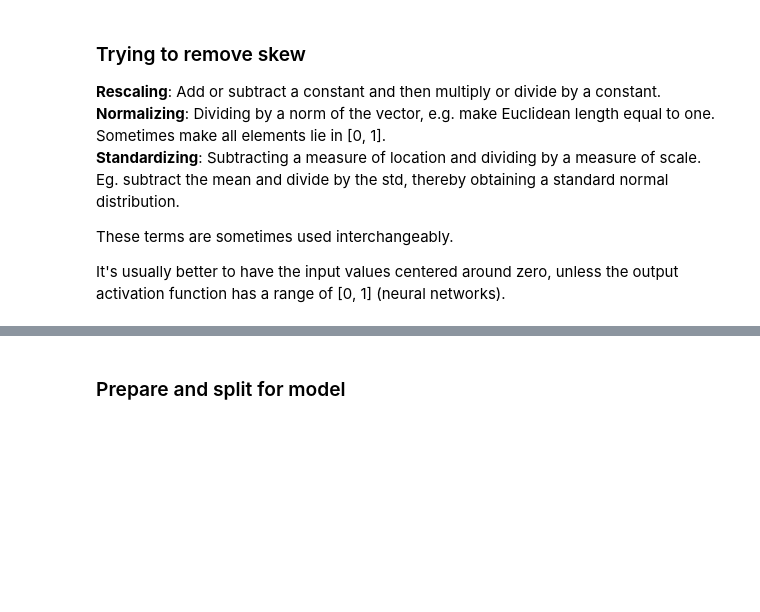
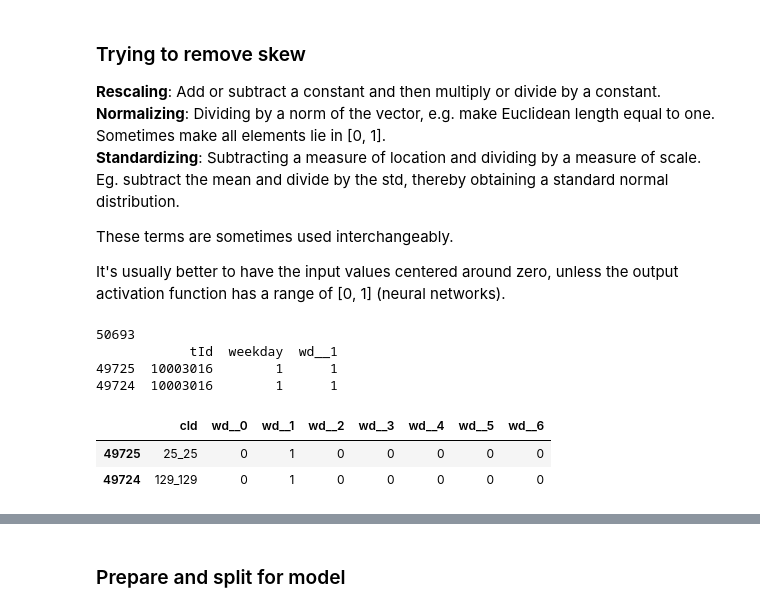
Before and after one commit to fdelia/bots, a Jupyter notebook: 4_prediction_model.ipynb, the cells around one changed output, grey strips where cells are left out. Drawn from its saved outputs; the diff is of its cells as text; code cells hidden in the pictures; blank space fills up the shorter version.

```diff
--- a/4_prediction_model.ipynb
+++ b/4_prediction_model.ipynb
@@ -121,3 +126,24 @@ It's usually better to have the input values centered around zero, unless the ou
+# %%
+"""
+temp = df_merge[['aut']].groupby('aut').size().reset_index()
+temp = temp.rename(columns = {0: 'user_n_comments'})
+
+temp2 = pd.get_dummies(df_merge[['aut', 'weekday']], prefix='wd_', columns=['weekday', 'hour'])
+temp = temp.merge(temp2).reset_index()
+df = df_merge.merge(temp, on='aut')
+"""
+print(len(df))
+df = df_merge.merge(temp2, left_index=True, right_index=True)
+print(df.head(2)[['tId', 'weekday', 'wd__1']])
+temp2.head(2)
+# %% [output]
+50693
+            tId  weekday  wd__1
+49725  10003016        1      1
+49724  10003016        1      1
+|  | cId | wd__0 | wd__1 | wd__2 | wd__3 | wd__4 | wd__5 | wd__6 |
+| 49725 | 25_25 | 0 | 1 | 0 | 0 | 0 | 0 | 0 |
+| 49724 | 129_129 | 0 | 1 | 0 | 0 | 0 | 0 | 0 |
 # %%
 import math
 
```
Also changed, not shown: parts of 8 cells of this notebook.
